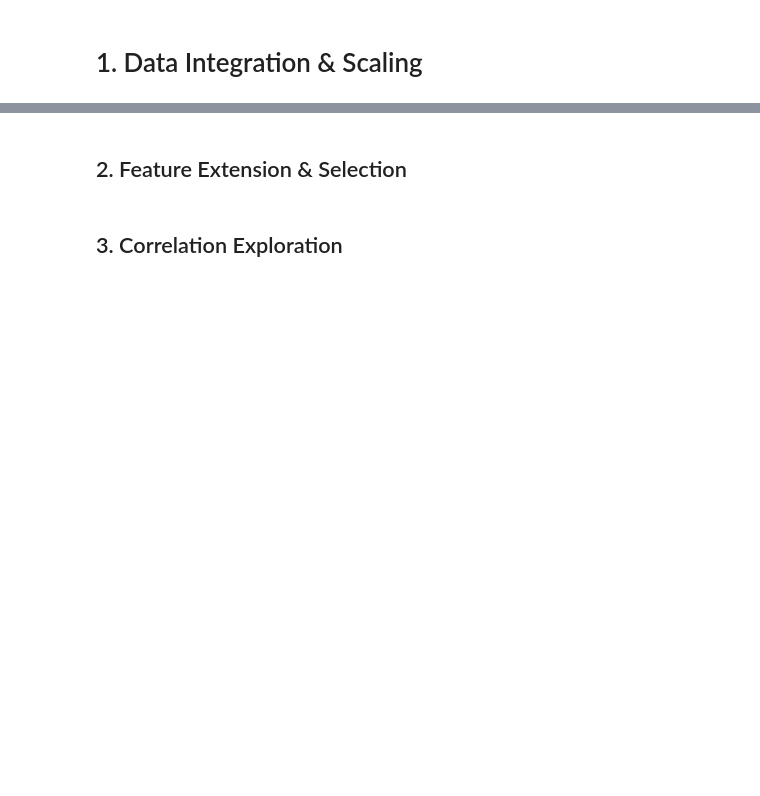
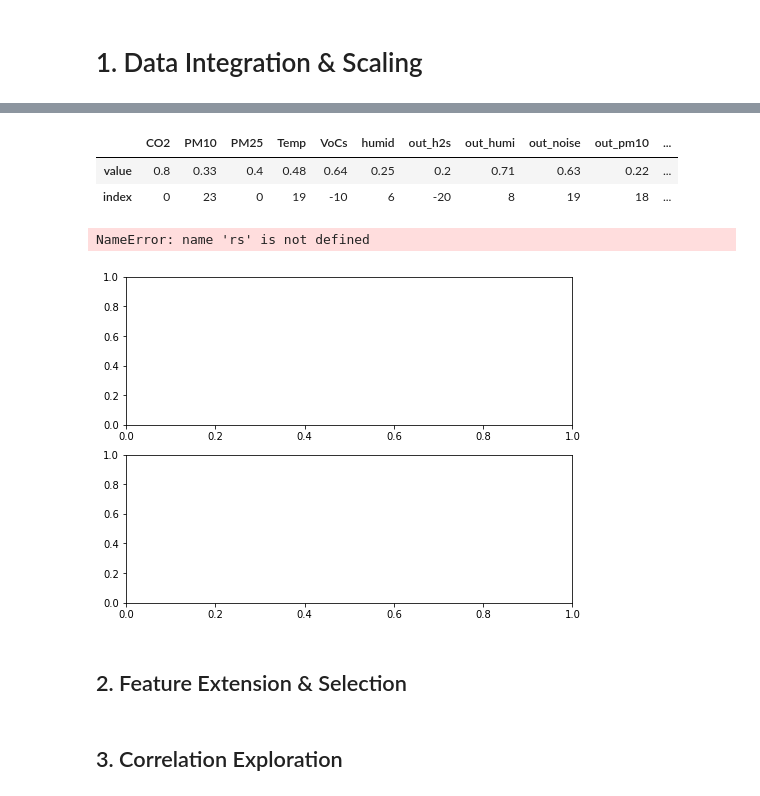
Before and after one commit to ClustProject/Clust, a Jupyter notebook: examples/80-1.integration.exploration.example.ipynb, the cells around one changed output, grey strips where cells are left out. Drawn from its saved outputs; the diff is of its cells as text; code cells hidden in the pictures; blank space fills up the shorter version.

```diff
--- a/examples/80-1.integration.exploration.example.ipynb
+++ b/examples/80-1.integration.exploration.example.ipynb
@@ -59,0 +153,33 @@ KeyError: 'integration_duration_criteria'
+# %%
+column = 'Noise'
+lag_number = 24
+result = df_crosscorr(dataSet, column, lag_number)
+max_position_value = get_max_index_and_values(result)
+max_position_value
+# %% [output]
+|  | CO2 | PM10 | PM25 | Temp | VoCs | humid | out_h2s | out_humi | out_noise | out_pm10 | ... |
+| value | 0.8 | 0.33 | 0.4 | 0.48 | 0.64 | 0.25 | 0.2 | 0.71 | 0.63 | 0.22 | ... |
+| index | 0 | 23 | 0 | 19 | -10 | 6 | -20 | 8 | 19 | 18 | ... |
+# %%
+
+fig, ax = plt.subplots(2, 1, figsize=(8, 6), sharex=False)
+maxrs, minrs = np.max(rs), np.min(rs)
+if np.abs(maxrs) >= np.abs(minrs):
+    corrval = maxrs
+else:
+    corrval = minrs
+
+ax[1].plot(lags, rs, 'k', label='Xcorr (s1 vs s2), maxcorr: {:.2f}'.format(
+    corrval), lw=0.5)
+
+# ax[1].axvline(x=timeshift, c='r', lw=0.5, ls='--')
+ax[1].axvline(x=lags[np.argmax(rs)], c='r', lw=0.5,
+              ls='--', label='max time correlation')
+ax[1].legend(fontsize=6)
+
+plt.subplots_adjust(hspace=0.25, wspace=0.1)
+
+plt.show()
+# %% [output]
+NameError: name 'rs' is not defined
+[figure, added]
```
Also changed, not shown: parts of 9 cells of this notebook, 4 other files.
